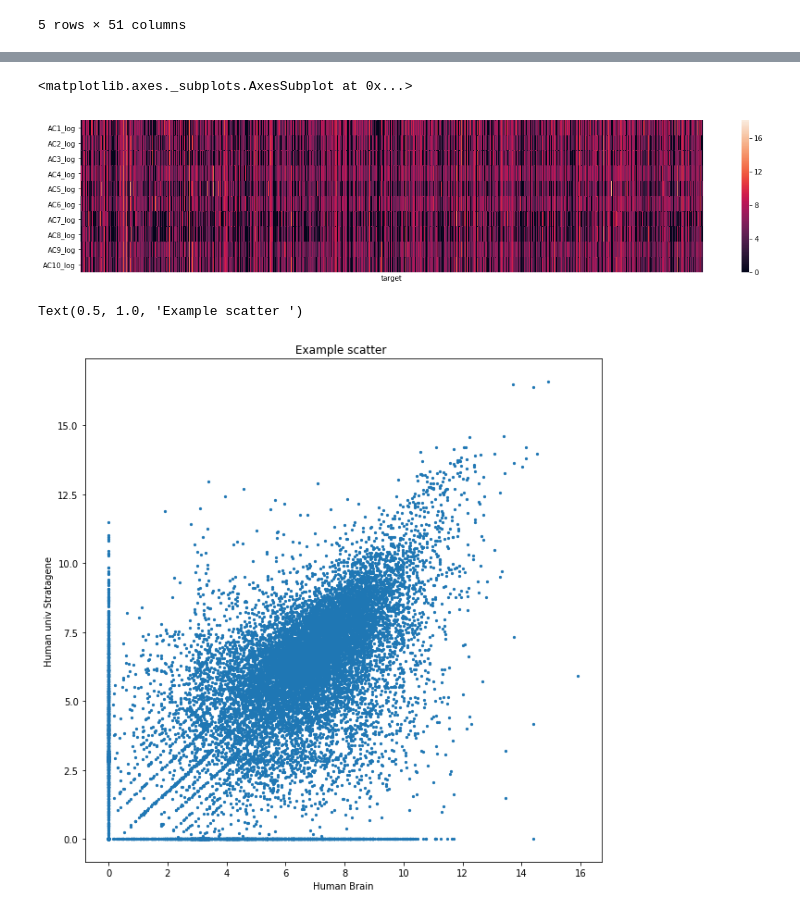
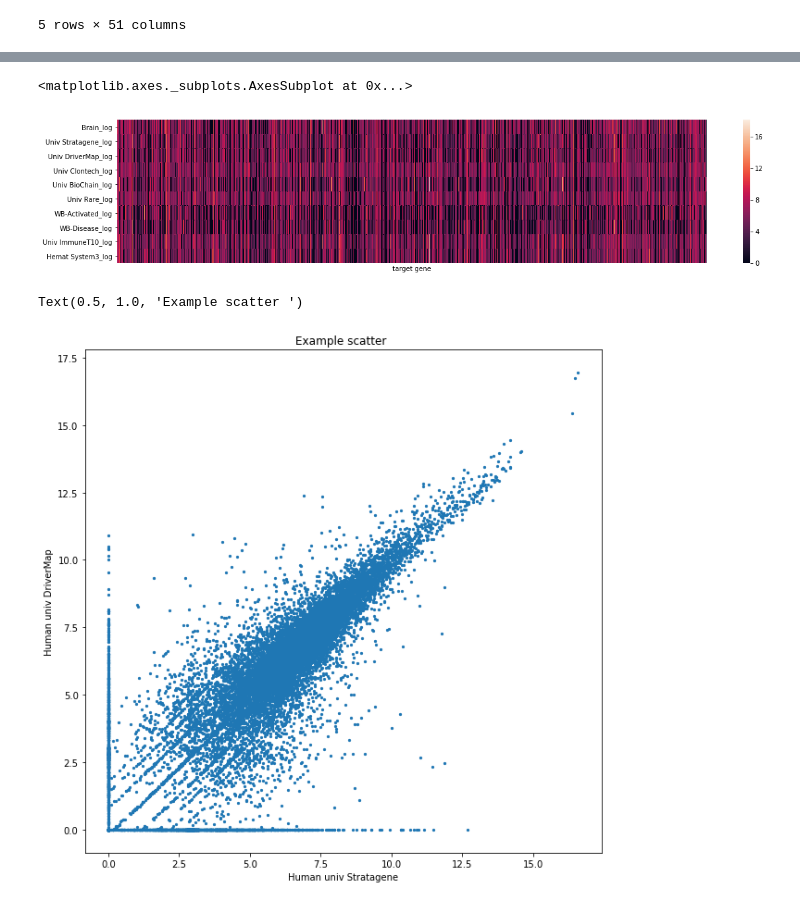
Before and after one commit to lrondi/Project_1, a Jupyter notebook: test.ipynb, the cells around one changed output, grey strips where cells are left out. Cells and saved outputs as stored; diff of their text form; code cells hidden in the pictures.

```diff
--- a/test.ipynb
+++ b/test.ipynb
@@ -91,5 +91,8 @@ data.head()
 5 rows × 51 columns
 # %%
 data_m=data[['target','AC1','AC2','AC3','AC4','AC5','AC6','AC7','AC8','AC9','AC10']]
+data_m=data_m.rename(columns={'target':'target gene','AC1':'Brain','AC2':'Univ Stratagene','AC3':'Univ DriverMap',
+                             'AC4':'Univ Clontech','AC5':'Univ BioChain','AC6':'Univ Rare','AC7':'WB-Activated',
+                             'AC8':'WB-Disease','AC9':'Univ ImmuneT10','AC10':'Hemat System3'})
 data_m.head()
 # %% [output]
@@ -102,6 +105,6 @@ data_m.head()
 # %%
-data_count=data_m['target'].count()
-data_m=data_m.set_index('target')
+data_count=data_m['target gene'].count()
+data_m=data_m.set_index('target gene')
 # %%
 def log_df(df):
     columns_list=df.columns
@@ -154,17 +157,17 @@ plt.figure(figsize=(20,4))
 sns.heatmap(tab,xticklabels=False,yticklabels=True,)
 # %% [output]
 <matplotlib.axes._subplots.AxesSubplot at 0x...>
-[figure, old version]
+[figure, new version]
 # %%
 # This should be changed so y axis is same set of RNA (human, univ, etc) but from DM
 plt.figure(figsize=(10,10))
-plt.scatter(x=data_log['AC1_log'],y=data_log['AC2_log'],s=5)
-plt.xlabel('Human Brain')
-plt.ylabel('Human univ Stratagene')
+plt.scatter(x=data_log['Univ Stratagene_log'],y=data_log['Univ DriverMap_log'],s=5)
+plt.xlabel('Human univ Stratagene')
+plt.ylabel('Human univ DriverMap')
 plt.title('Example scatter ')
 # %% [output]
 Text(0.5, 1.0, 'Example scatter ')
-[figure, old version]
+[figure, new version]
 # %%
 # Just smaller sample, to see how heatmaps looks for just 5 genes
 df2=data_log.head()
```
Also changed, not shown: parts of 5 cells of this notebook.
